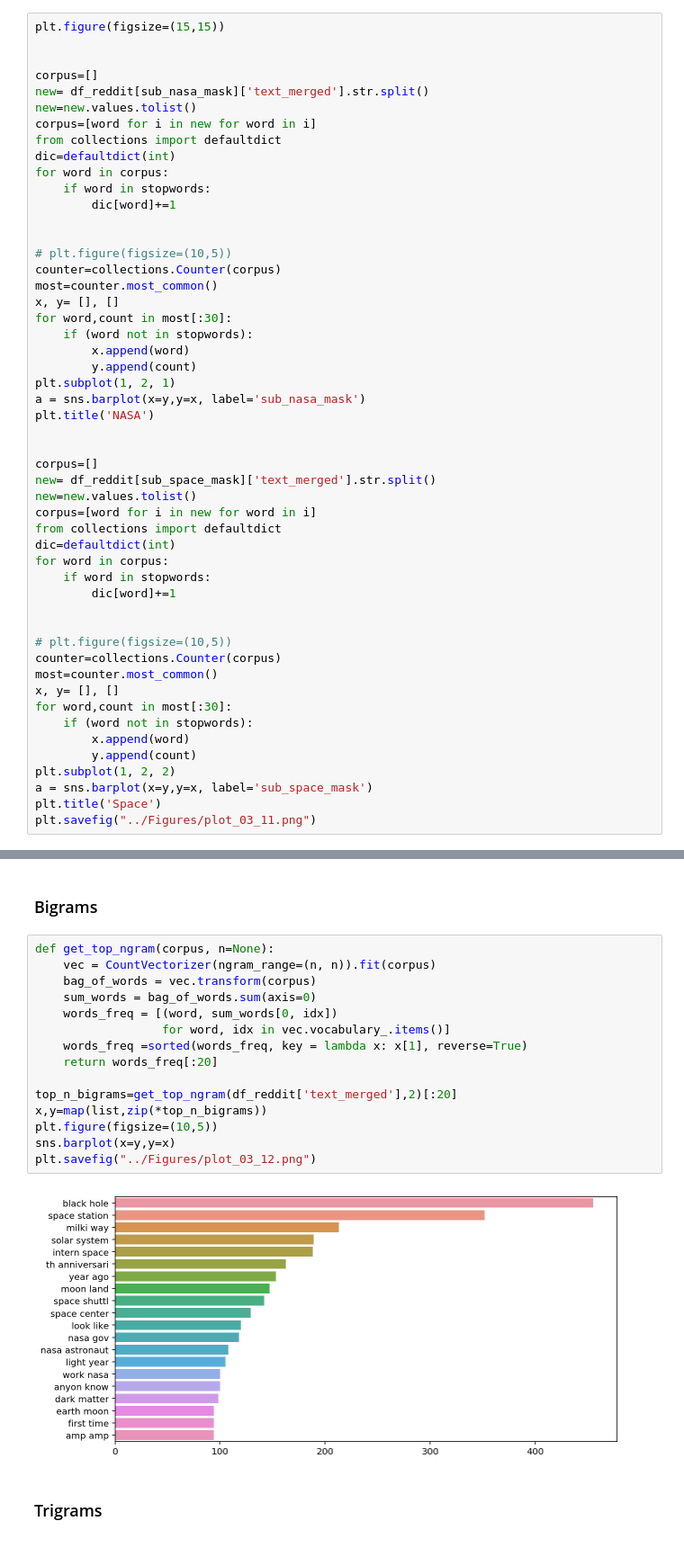
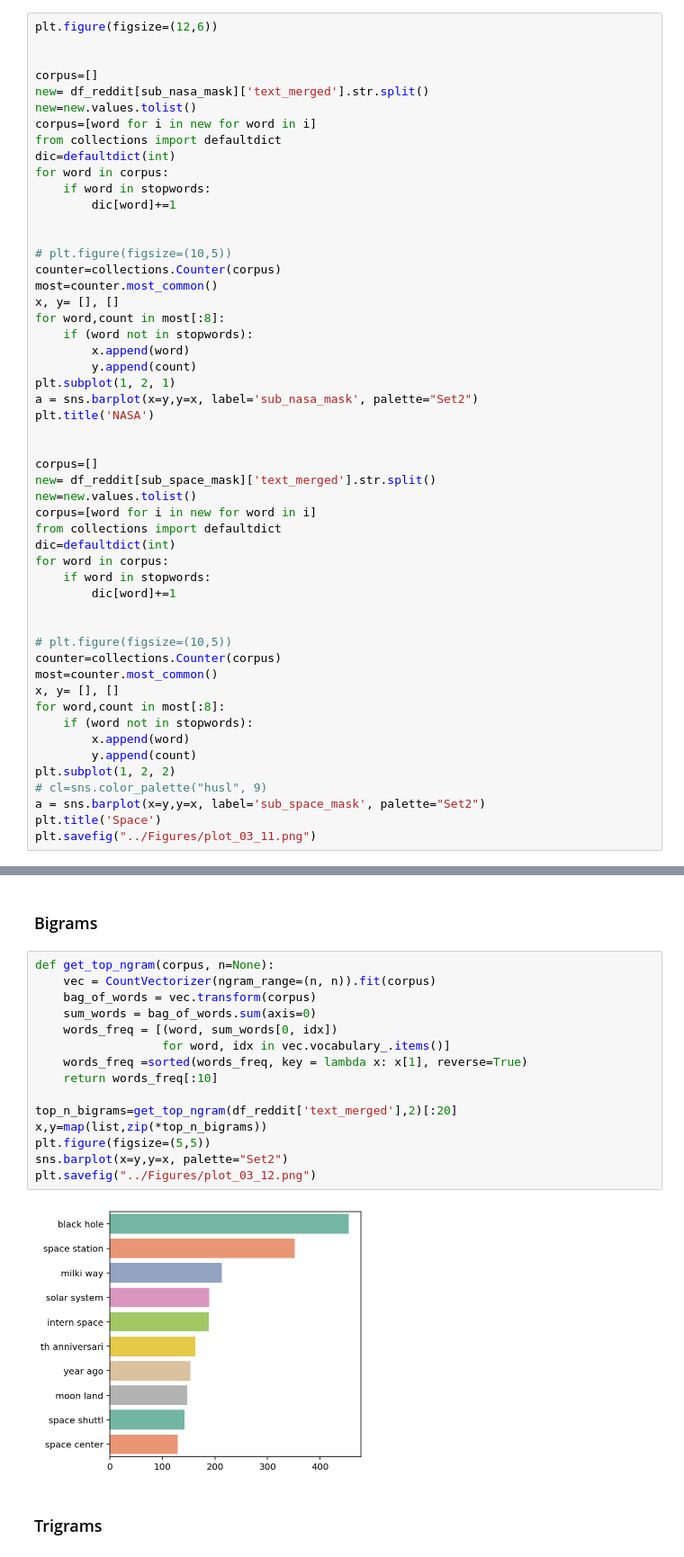
Before and after one commit to Atashnezhad/NLP_Proj2, a Jupyter notebook: Codes/P03_Exploratory_Data_Analysis.ipynb, the cells around one changed output, grey strips where cells are left out. Shown at 90% size. Saved outputs shown, nothing was run; the diff lists cells and outputs as text.

```diff
--- a/Codes/P03_Exploratory_Data_Analysis.ipynb
+++ b/Codes/P03_Exploratory_Data_Analysis.ipynb
@@ -646,7 +650,7 @@ Again both topics are pretty close in term of average word length and number fo
 # %% [markdown]
 ### Inspect which words other than stopwords occur frequently
 # %%
-plt.figure(figsize=(15,15))
+plt.figure(figsize=(12,6))
 
 
 corpus=[]
@@ -664,12 +668,12 @@ for word in corpus:
 counter=collections.Counter(corpus)
 most=counter.most_common()
 x, y= [], []
-for word,count in most[:30]:
+for word,count in most[:8]:
     if (word not in stopwords):
         x.append(word)
         y.append(count)
 plt.subplot(1, 2, 1)
-a = sns.barplot(x=y,y=x, label='sub_nasa_mask')
+a = sns.barplot(x=y,y=x, label='sub_nasa_mask', palette="Set2")
 plt.title('NASA')
 
 
@@ -688,12 +692,13 @@ for word in corpus:
 counter=collections.Counter(corpus)
 most=counter.most_common()
 x, y= [], []
-for word,count in most[:30]:
+for word,count in most[:8]:
     if (word not in stopwords):
         x.append(word)
         y.append(count)
 plt.subplot(1, 2, 2)
-a = sns.barplot(x=y,y=x, label='sub_space_mask')
+# cl=sns.color_palette("husl", 9)
+a = sns.barplot(x=y,y=x, label='sub_space_mask', palette="Set2")
 plt.title('Space')
 plt.savefig("../Figures/plot_03_11.png")
 # %% [output]
@@ -709,20 +714,20 @@ from nltk.util import ngrams
 # %%
 def get_top_ngram(corpus, n=None):
     vec = CountVectorizer(ngram_range=(n, n)).fit(corpus)
     bag_of_words = vec.transform(corpus)
     sum_words = bag_of_words.sum(axis=0)
     words_freq = [(word, sum_words[0, idx])
                   for word, idx in vec.vocabulary_.items()]
     words_freq =sorted(words_freq, key = lambda x: x[1], reverse=True)
-    return words_freq[:20]
+    return words_freq[:10]
 
 top_n_bigrams=get_top_ngram(df_reddit['text_merged'],2)[:20]
 x,y=map(list,zip(*top_n_bigrams))
-plt.figure(figsize=(10,5))
-sns.barplot(x=y,y=x)
+plt.figure(figsize=(5,5))
+sns.barplot(x=y,y=x, palette="Set2")
 plt.savefig("../Figures/plot_03_12.png")
 # %% [output]
-[figure, old version]
+[figure, new version]
 # %% [markdown]
 ### Trigrams
 # %%
```
Also changed, not shown: parts of 31 cells of this notebook, 29 other files.
